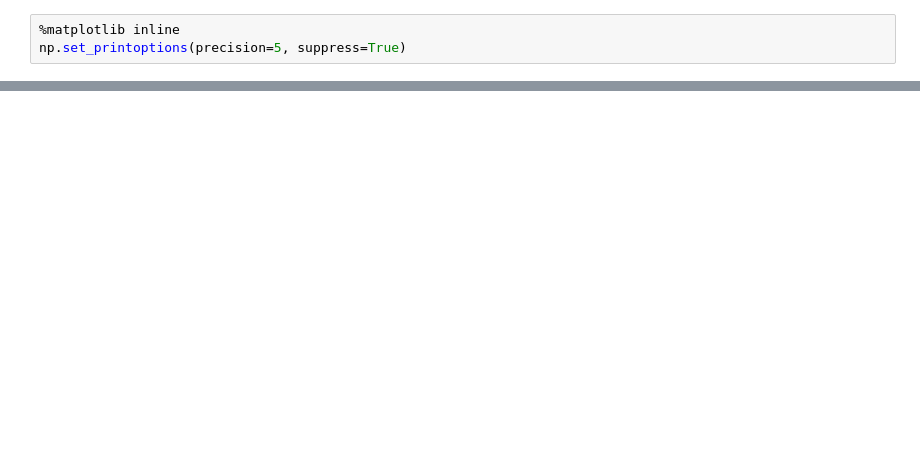
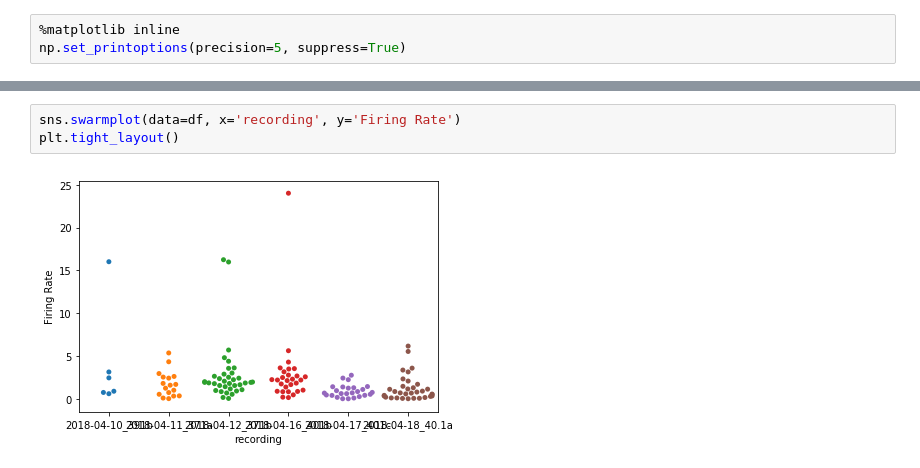
Before and after one commit to Ruairi-osul/ephys, a Jupyter notebook: post_kilosort/notebooks/Tran's playground.ipynb, the cells around one changed output, grey strips where cells are left out. Cells and saved outputs as stored; diff of their text form; blank space fills up the shorter version.

```diff
--- a/post_kilosort/notebooks/Tran's playground.ipynb
+++ b/post_kilosort/notebooks/Tran's playground.ipynb
@@ -156,0 +210,5 @@ labels.shape
+# %%
+sns.swarmplot(data=df, x='recording', y='Firing Rate')
+plt.tight_layout()
+# %% [output]
+[figure, added]
```
Also changed, not shown: parts of 82 cells of this notebook, 5 other files.
